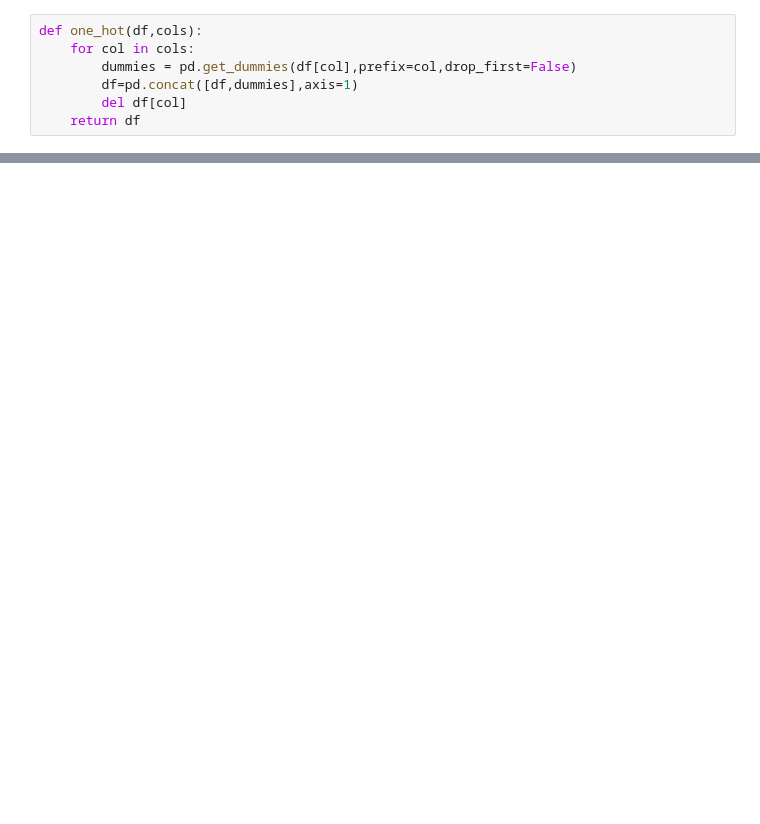
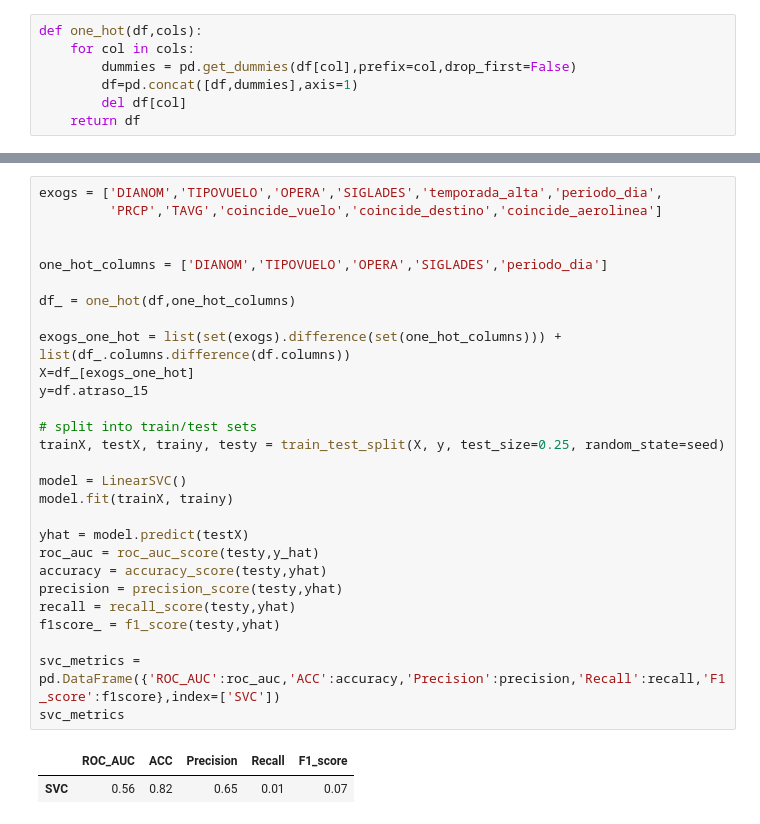
Before and after one commit to dpandelarab/challenge_latam, a Jupyter notebook: solution.ipynb, the cells around one changed output, grey strips where cells are left out. Drawn from its saved outputs; the diff is of its cells as text; blank space fills up the shorter version.

```diff
--- a/solution.ipynb
+++ b/solution.ipynb
@@ -285,0 +360,31 @@ def one_hot(df,cols):
+# %%
+exogs = ['DIANOM','TIPOVUELO','OPERA','SIGLADES','temporada_alta','periodo_dia',
+         'PRCP','TAVG','coincide_vuelo','coincide_destino','coincide_aerolinea']
+
+
+one_hot_columns = ['DIANOM','TIPOVUELO','OPERA','SIGLADES','periodo_dia']
+
+df_ = one_hot(df,one_hot_columns)
+
+exogs_one_hot = list(set(exogs).difference(set(one_hot_columns))) + list(df_.columns.difference(df.columns))
+X=df_[exogs_one_hot]
+y=df.atraso_15
+
+# split into train/test sets
+trainX, testX, trainy, testy = train_test_split(X, y, test_size=0.25, random_state=seed)
+
+model = LinearSVC()
+model.fit(trainX, trainy)
+
+yhat = model.predict(testX)
+roc_auc = roc_auc_score(testy,y_hat)
+accuracy = accuracy_score(testy,yhat)
+precision = precision_score(testy,yhat)
+recall = recall_score(testy,yhat)
+f1score_ = f1_score(testy,yhat)
+
+svc_metrics = pd.DataFrame({'ROC_AUC':roc_auc,'ACC':accuracy,'Precision':precision,'Recall':recall,'F1_score':f1score},index=['SVC'])
+svc_metrics
+# %% [output]
+|  | ROC_AUC | ACC | Precision | Recall | F1_score |
+| SVC | 0.56 | 0.82 | 0.65 | 0.01 | 0.07 |
```
Also changed, not shown: parts of 21 cells of this notebook.
